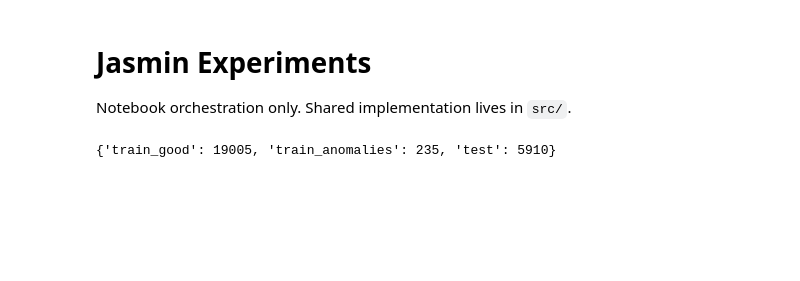
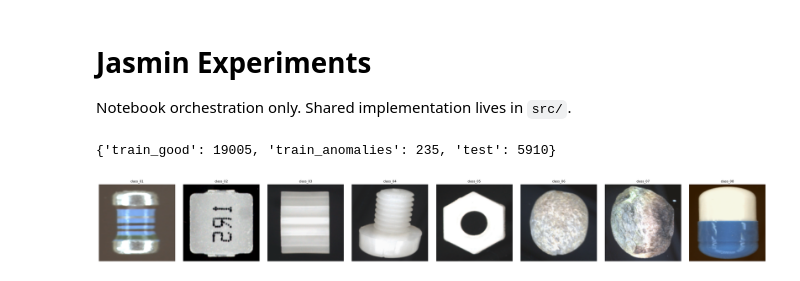
Before and after one commit to JasminSpinetto/Spacespresso, a Jupyter notebook: notebooks/jasmin_experiments.ipynb, the cells around one changed output. Cells and saved outputs as stored; diff of their text form; code cells hidden in the pictures; blank space fills up the shorter version.

```diff
--- a/notebooks/jasmin_experiments.ipynb
+++ b/notebooks/jasmin_experiments.ipynb
@@ -35,3 +49,20 @@ test = dm.load_test()
 print({"train_good": len(train_good), "train_anomalies": len(train_anomalies), "test": len(test)})
 # %% [output]
 {'train_good': 19005, 'train_anomalies': 235, 'test': 5910}
+# %%
+import matplotlib.pyplot as plt
+from PIL import Image as PILImage
+import numpy as np
+
+classes = dm.list_classes()
+fig, axes = plt.subplots(1, len(classes), figsize=(3 * len(classes), 3))
+for ax, cls in zip(axes, classes):
+    sample = next(s for s in train_good if s.class_name == cls)
+    img = np.array(PILImage.open(sample.image_path).convert("RGB"))
+    ax.imshow(img)
+    ax.set_title(cls, fontsize=8)
+    ax.axis("off")
+plt.tight_layout()
+plt.show()
+# %% [output]
+[figure, added]
```
Also changed, not shown: parts of 8 cells of this notebook, 1 other file.
